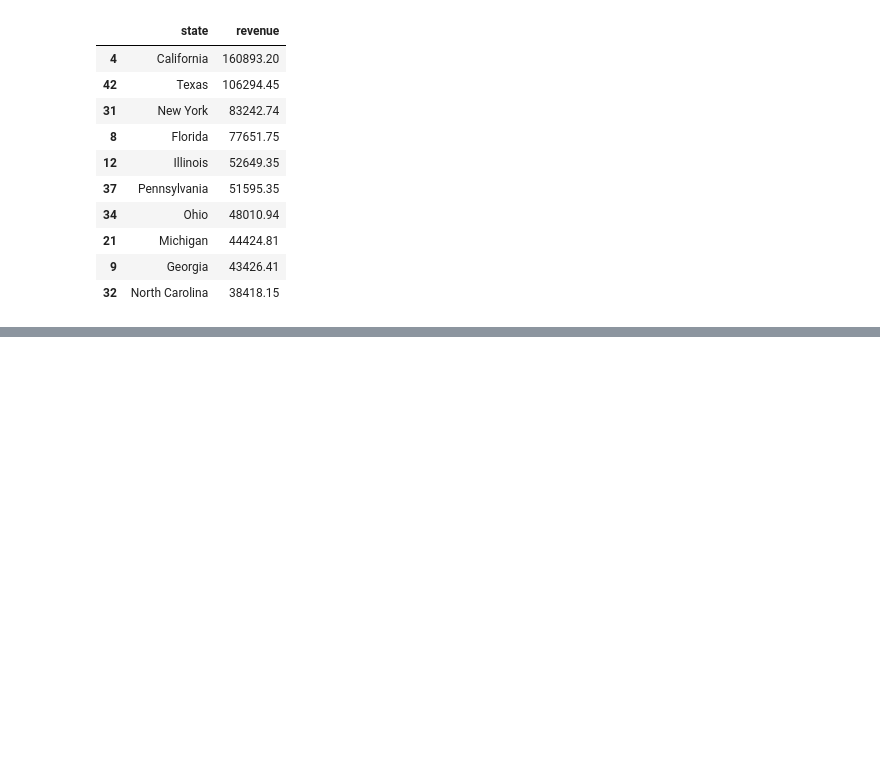
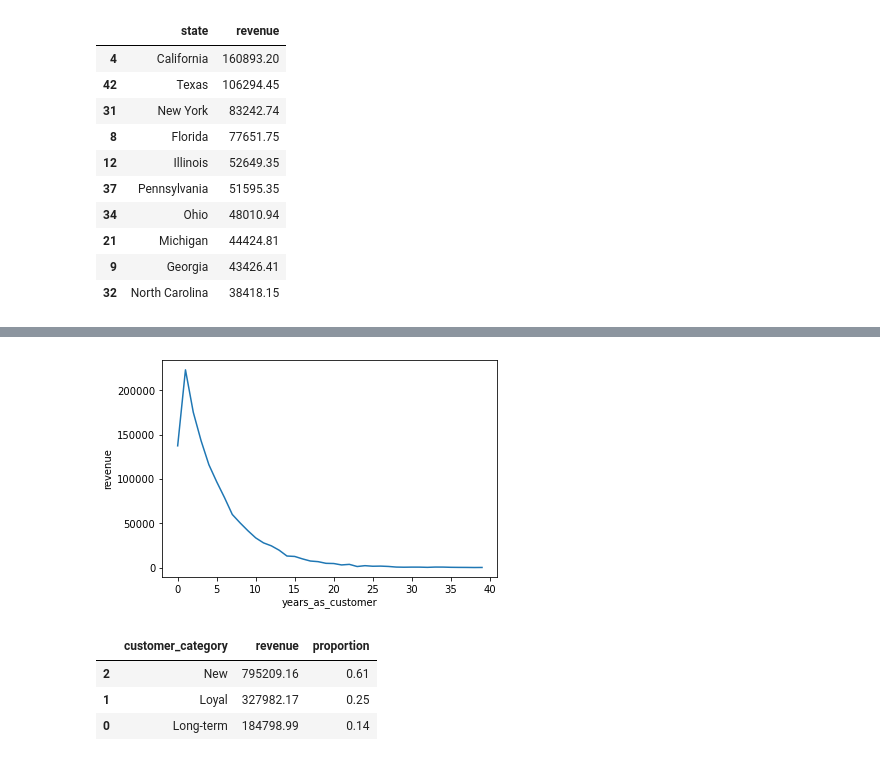
Before and after one commit to Miickka/datacamp_certificate, a Jupyter notebook: Product_Sales.ipynb, the cells around one changed output, grey strips where cells are left out. Cells and saved outputs as stored; diff of their text form; code cells hidden in the pictures; blank space fills up the shorter version.

```diff
--- a/Product_Sales.ipynb
+++ b/Product_Sales.ipynb
@@ -521,0 +601,13 @@ customer_revenue.head(10)
+# %%
+# Grouping the data by 'year_as_customer' and summing the 'revenue' for each customer
+year_revenue = df_cleaned.groupby('years_as_customer')['revenue'].sum().reset_index()
+year_revenue['proportion'] = round(year_revenue['revenue'] / year_revenue['revenue'].sum(), 2)
+# Sorting the revenue by thee year as costumer cin descending order
+year_revenue = year_revenue.sort_values(by='revenue', ascending=False)
+
+# Displaying the top 10 data by revenue contribution
+year_revenue.head(11)
+
+
+#saving into a csv file to be used in the visualization part
+year_revenue.to_csv('years_as_customers_revenue.csv', index=False)
@@ -521,0 +642,32 @@ customer_revenue.head(10)
+# %%
+#Ploting the 'year_revenue' using a line plot
+sns.lineplot(data=year_revenue, x="years_as_customer", y="revenue")
+plt.show()
+# %% [output]
+[figure, added]
+# %%
+#Creating categories base on years as customer ('new', 'loyal, 'long-term')
+def customer_category(years):
+    if years < 5:
+        return 'New'
+    elif years >= 5 and years < 10:
+        return 'Loyal'
+    else:
+        return 'Long-term'
+
+ #Applying the function to the 'years_as_customer' column and creating a new column called 'customer_category'
+df_cleaned['customer_category'] = df_cleaned['years_as_customer'].apply(customer_category)
+
+#Grouping the data by 'customer_category' and summing the 'revenue' for each customer
+category_revenue = df_cleaned.groupby('customer_category')['revenue'].sum().reset_index()
+category_revenue['proportion'] = round(category_revenue['revenue'] / category_revenue['revenue'].sum(), 2)
+#Sorting the revenue by the 'customer_category' column in descending order
+category_revenue = category_revenue.sort_values(by='revenue', ascending=False)
+
+#Displaying the top 10 data by revenue contribution
+category_revenue.head(11)
+# %% [output]
+|  | customer_category | revenue | proportion |
+| 2 | New | 795209.16 | 0.61 |
+| 1 | Loyal | 327982.17 | 0.25 |
+| 0 | Long-term | 184798.99 | 0.14 |
```
Also changed, not shown: parts of 16 cells of this notebook.
